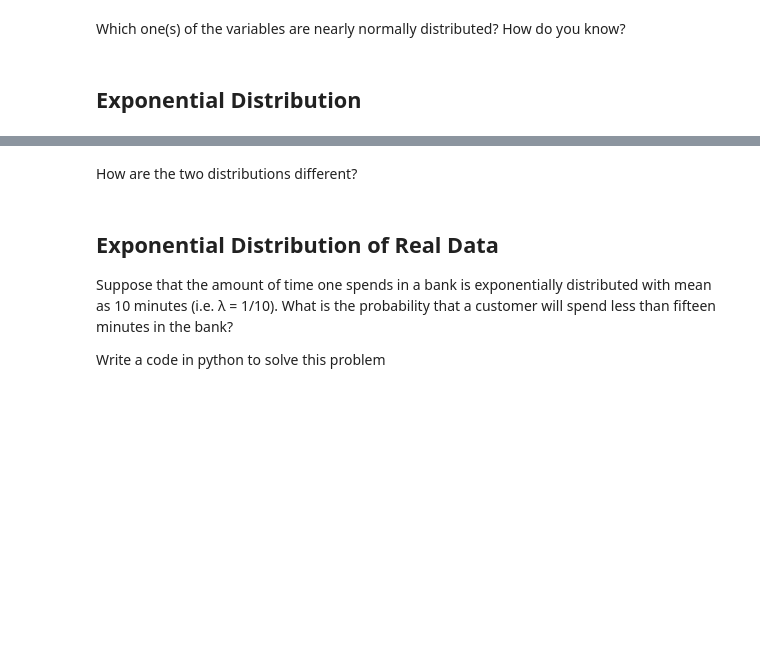
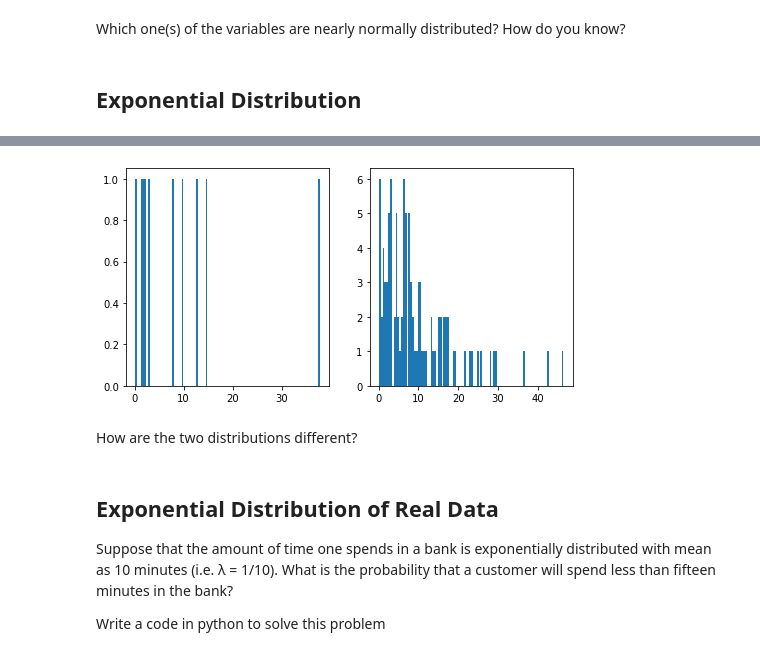
Before and after one commit to Ironhack-Data-Madrid-Febrero-2021/lab-continuous-probability-distribution, a Jupyter notebook: your-code/main.ipynb, the cells around one changed output, grey strips where cells are left out. Saved outputs shown, nothing was run; the diff lists cells and outputs as text; code cells hidden in the pictures; blank space fills up the shorter version.

```diff
--- a/your-code/main.ipynb
+++ b/your-code/main.ipynb
@@ -203,2 +200,13 @@ Your output should look like below:
+# %%
+exponencial_1= np.random.exponential(scale=10, size=10)
+exponencial_2= np.random.exponential(scale=10, size=100)
+# %%
+fig, ax= plt.subplots(1,2, figsize=(8,4))
+ax[0].hist(exponencial_1, bins = 100)
+ax[1].hist(exponencial_2, bins = 100)
+
+plt.show()
+# %% [output]
+[figure, added]
 # %% [markdown]
 How are the two distributions different?
```
Also changed, not shown: parts of 10 cells of this notebook.
